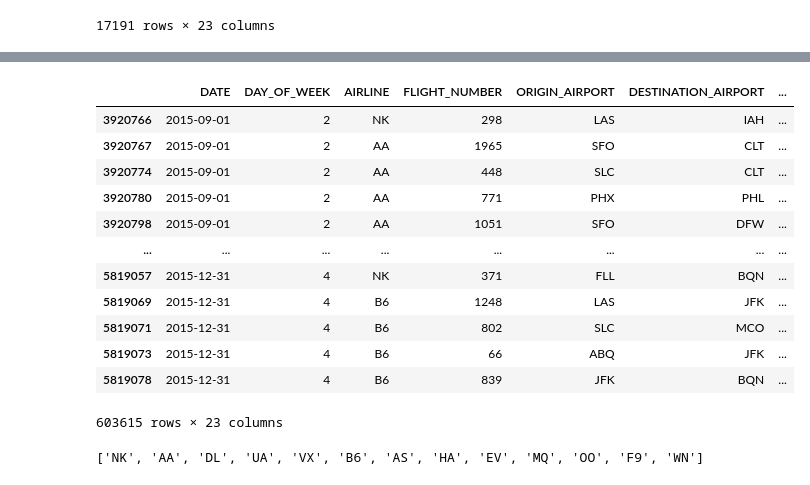
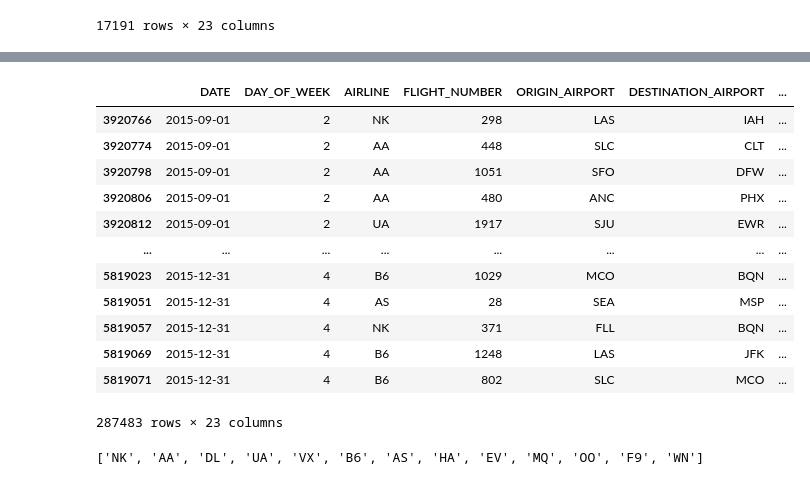
Before and after one commit to dmusili/airlineproject1, a Jupyter notebook: Third_Quarter_Flights.ipynb, the cells around one changed output, grey strips where cells are left out. Drawn from its saved outputs; the diff is of its cells as text; code cells hidden in the pictures.

```diff
--- a/Third_Quarter_Flights.ipynb
+++ b/Third_Quarter_Flights.ipynb
@@ -206,17 +223,18 @@ third_quarter.loc[third_quarter['CANCELLED'] >= 1]
 # %%
-third_quarter.loc[third_quarter['ARRIVAL_DELAY'] >= 1]
+#pulling only rows that have a arrival delay of greater than 15 minutes
+third_quarter.loc[third_quarter['ARRIVAL_DELAY'] >= 15]
 # %% [output]
 |  | DATE | DAY_OF_WEEK | AIRLINE | FLIGHT_NUMBER | ORIGIN_AIRPORT | DESTINATION_AIRPORT | ... |
 | 3920766 | 2015-09-01 | 2 | NK | 298 | LAS | IAH | ... |
-| 3920767 | 2015-09-01 | 2 | AA | 1965 | SFO | CLT | ... |
 | 3920774 | 2015-09-01 | 2 | AA | 448 | SLC | CLT | ... |
-| 3920780 | 2015-09-01 | 2 | AA | 771 | PHX | PHL | ... |
 | 3920798 | 2015-09-01 | 2 | AA | 1051 | SFO | DFW | ... |
+| 3920806 | 2015-09-01 | 2 | AA | 480 | ANC | PHX | ... |
+| 3920812 | 2015-09-01 | 2 | UA | 1917 | SJU | EWR | ... |
 | ... | ... | ... | ... | ... | ... | ... | ... |
+| 5819023 | 2015-12-31 | 4 | B6 | 1029 | MCO | BQN | ... |
+| 5819051 | 2015-12-31 | 4 | AS | 28 | SEA | MSP | ... |
 | 5819057 | 2015-12-31 | 4 | NK | 371 | FLL | BQN | ... |
 | 5819069 | 2015-12-31 | 4 | B6 | 1248 | LAS | JFK | ... |
 | 5819071 | 2015-12-31 | 4 | B6 | 802 | SLC | MCO | ... |
-| 5819073 | 2015-12-31 | 4 | B6 | 66 | ABQ | JFK | ... |
-| 5819078 | 2015-12-31 | 4 | B6 | 839 | JFK | BQN | ... |
-603615 rows × 23 columns
+287483 rows × 23 columns
 # %%
```
Also changed, not shown: parts of 35 cells of this notebook.
